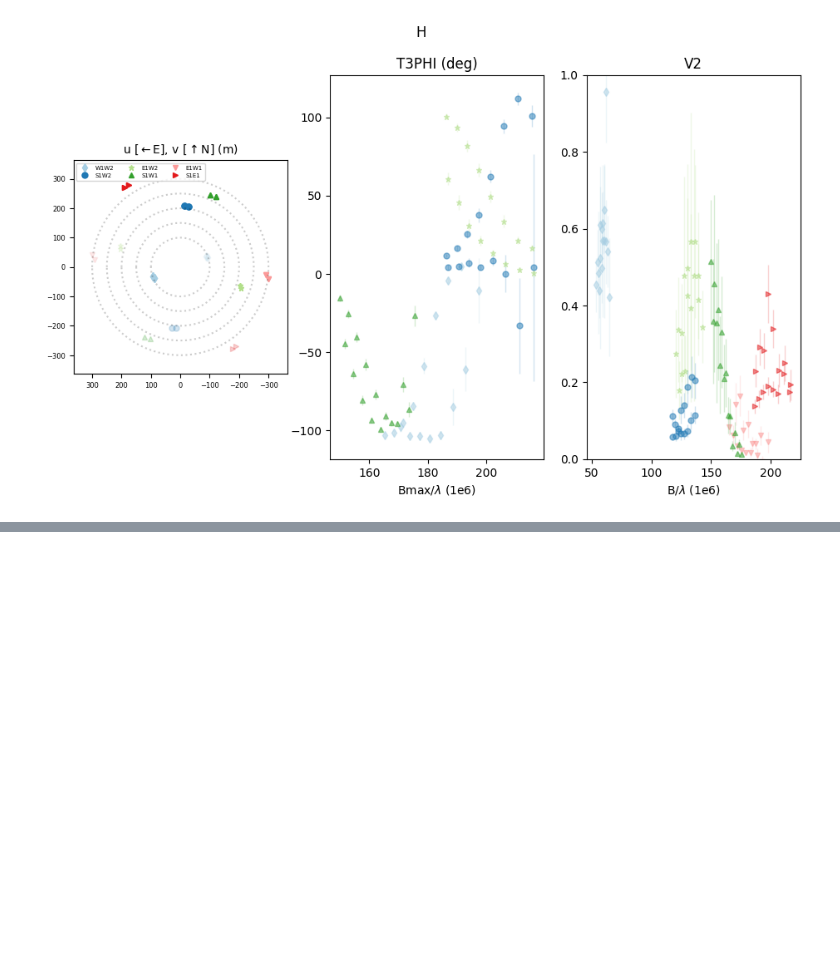
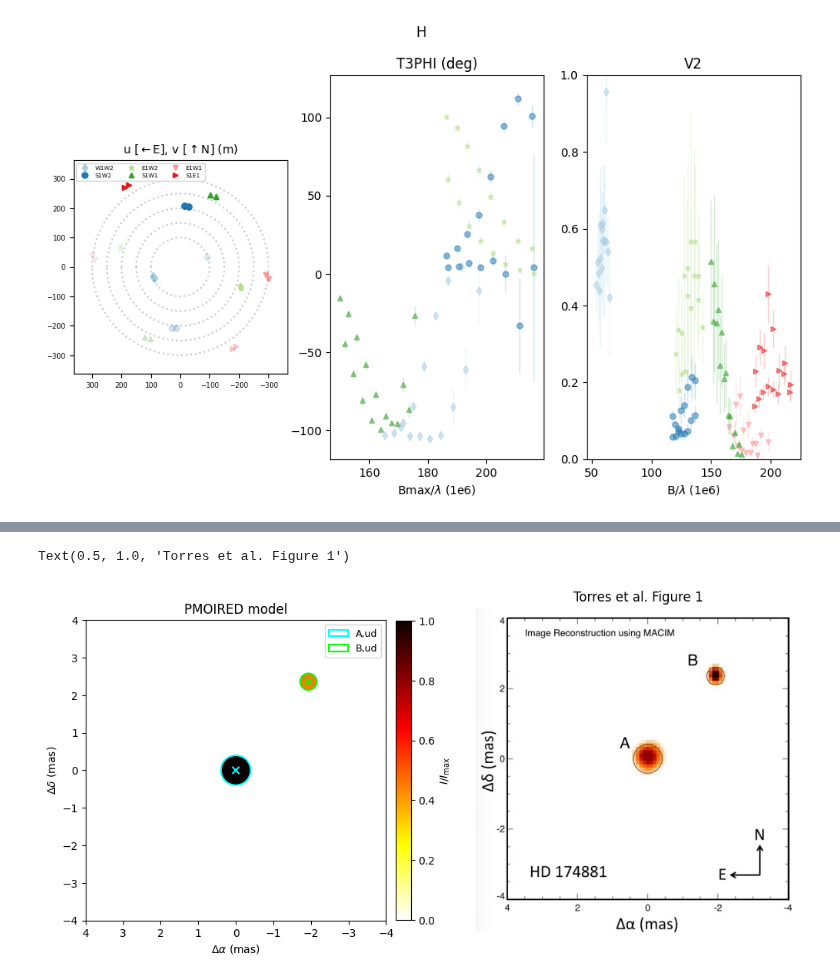
Before and after one commit to oliviergilbertastro/UMich, a Jupyter notebook: ASTRO501/hw3b/HW3b_starter.ipynb, the cells around one changed output, grey strips where cells are left out. Cells and saved outputs as stored; diff of their text form; code cells hidden in the pictures; blank space fills up the shorter version.

```diff
--- a/ASTRO501/hw3b/HW3b_starter.ipynb
+++ b/ASTRO501/hw3b/HW3b_starter.ipynb
@@ -200,6 +200,65 @@ Compare the model image (two uniform disks) to the paper model image. For this p
 
 <img src="figs/pmoired_image.jpg" width="500">
 <img src="figs/binary_paper.jpg" width="500">
+# %%
+# P4: two-UD image built from fitted parameters
+params = model
+
+a_ud = params.get("*,ud",np.nan)
+b_ud = params.get("c,ud",np.nan)
+b_x = params.get("c,x",np.nan)
+b_y = params.get("c,y",np.nan)
+a_f = params.get("*,y",1.0) # We previously fixed it
+b_f = params.get("c,f",0.3)
+
+npix = 1024
+axis = np.linspace(-4, 4, npix)
+X, Y = np.meshgrid(axis, axis)
+
+img = np.zeros_like(X, dtype=float)
+img[(X**2 + Y**2) <= (0.5 * a_ud) ** 2] += a_f
+img[((X - b_x) ** 2 + (Y - b_y) ** 2) <= (0.5 * b_ud) ** 2] += b_f
+if img.max() > 0:
+    img /= img.max()
+
+fig, ax = plt.subplots(1, 2, figsize=(12,6), constrained_layout=False)
+im = ax[0].imshow(img, origin='lower',extent=[-4, 4, -4, 4],cmap='hot_r')
+ax[0].set_aspect('equal')
+ax[0].set_title('PMOIRED model')
+ax[0].set_xlabel(r'$\Delta \alpha$ (mas)')
+ax[0].set_ylabel(r'$\Delta \delta$ (mas)')
+ax[0].invert_xaxis()
+
+xs = [0.0]
+ys = [0.0]
+
+if np.isfinite(b_x) and np.isfinite(b_y):
+    xs.append(b_x)
+    ys.append(b_y)
+
+ax[0].scatter(xs, ys, c=['cyan', 'lime'][:len(xs)], marker='x', s=45)
+
+for xc, yc, d, color, label in [
+    (0.0, 0.0, a_ud, 'cyan', 'A,ud'),
+    (b_x, b_y, b_ud, 'lime', 'B,ud'),
+]:
+    if np.isfinite(xc) and np.isfinite(yc) and np.isfinite(d) and d > 0:
+        ax[0].add_patch(
+            plt.Circle((xc, yc), 0.5 * d, fill=False, ec=color, lw=1.5, label=label)
+        )
+
+ax[0].legend(loc='upper right', fontsize=9)
+
+cb = plt.colorbar(im, ax=ax[0], fraction=0.046, pad=0.03)
+cb.set_label('$I/I_\mathrm{max}$')
+
+ref = plt.imread("figs/binary_paper.jpg")
+ax[1].imshow(ref)
+ax[1].axis('off')
+ax[1].set_title('Torres et al. Figure 1')
+# %% [output]
+Text(0.5, 1.0, 'Torres et al. Figure 1')
+[figure, added]
 # %% [markdown]
 ## P5. Show comparison of your model fit parameters to Torres et al. (table 3)
 
```
Also changed, not shown: parts of 3 cells of this notebook.
